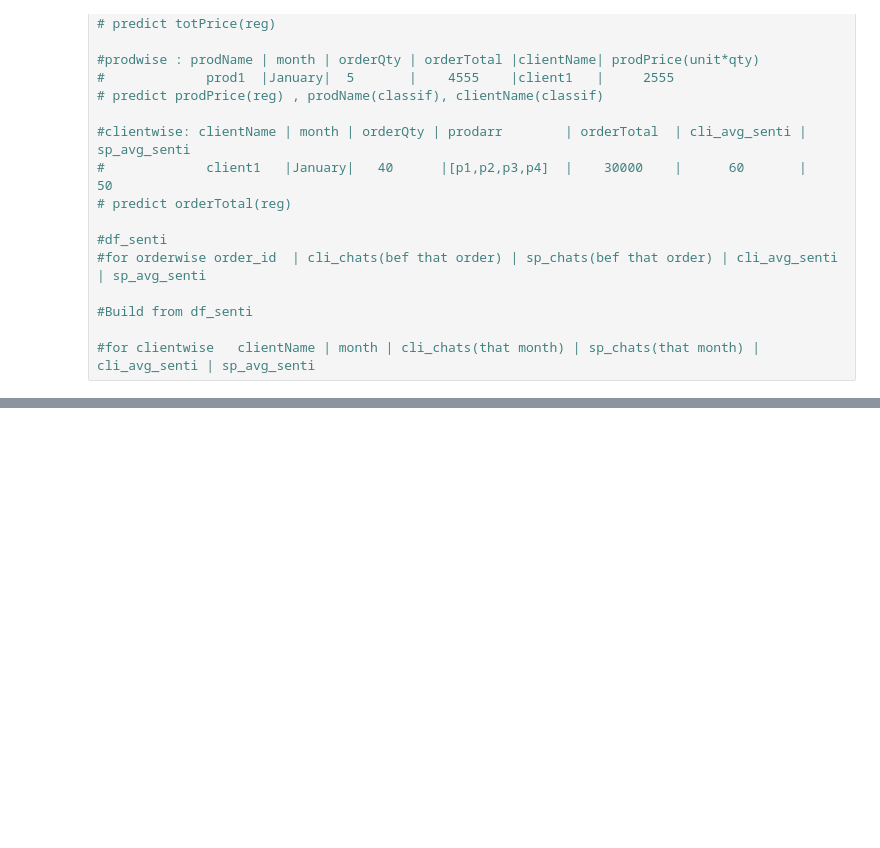
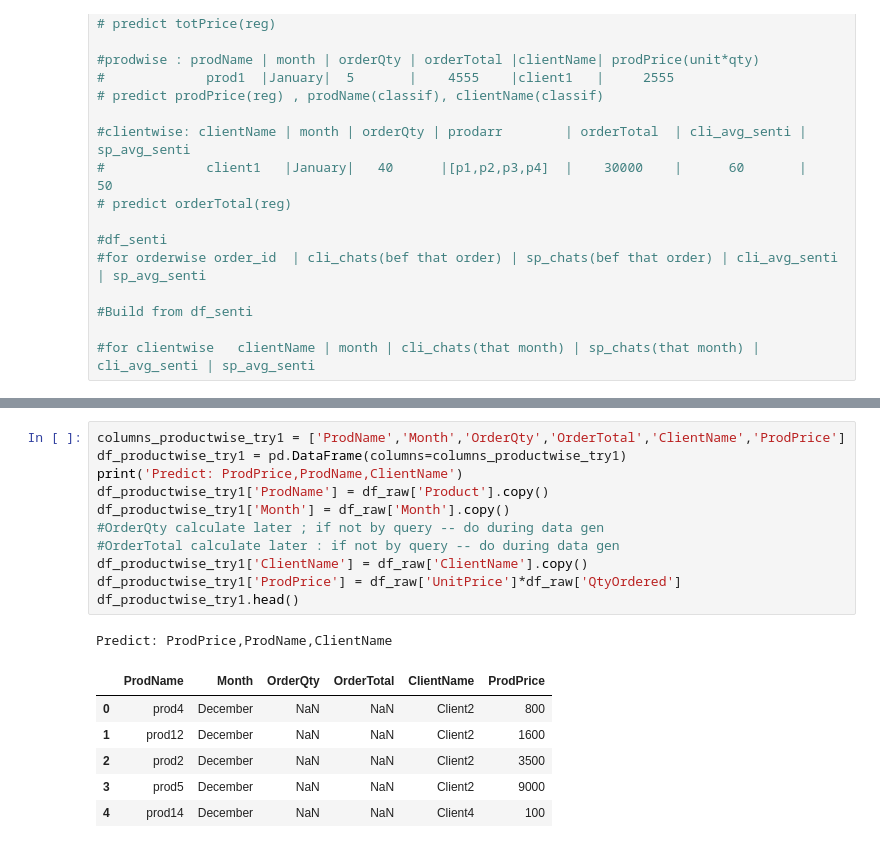
Before and after one commit to Learning2Code75/DLOM, a Jupyter notebook: ML/3_regClassif/sales_analysis_vid.ipynb, the cells around one changed output, grey strips where cells are left out. Drawn from its saved outputs; the diff is of its cells as text; blank space fills up the shorter version.

```diff
--- a/ML/3_regClassif/sales_analysis_vid.ipynb
+++ b/ML/3_regClassif/sales_analysis_vid.ipynb
@@ -106,0 +158,19 @@ CustID | CustName | Month | Location | Client Sentiments | Salesperson Sentiment
+# %%
+columns_productwise_try1 = ['ProdName','Month','OrderQty','OrderTotal','ClientName','ProdPrice']
+df_productwise_try1 = pd.DataFrame(columns=columns_productwise_try1)
+print('Predict: ProdPrice,ProdName,ClientName')
+df_productwise_try1['ProdName'] = df_raw['Product'].copy()
+df_productwise_try1['Month'] = df_raw['Month'].copy()
+#OrderQty calculate later ; if not by query -- do during data gen
+#OrderTotal calculate later : if not by query -- do during data gen
+df_productwise_try1['ClientName'] = df_raw['ClientName'].copy()
+df_productwise_try1['ProdPrice'] = df_raw['UnitPrice']*df_raw['QtyOrdered']
+df_productwise_try1.head()
+# %% [output]
+Predict: ProdPrice,ProdName,ClientName
+|  | ProdName | Month | OrderQty | OrderTotal | ClientName | ProdPrice |
+| 0 | prod4 | December | NaN | NaN | Client2 | 800 |
+| 1 | prod12 | December | NaN | NaN | Client2 | 1600 |
+| 2 | prod2 | December | NaN | NaN | Client2 | 3500 |
+| 3 | prod5 | December | NaN | NaN | Client2 | 9000 |
+| 4 | prod14 | December | NaN | NaN | Client4 | 100 |
```
Also changed, not shown: parts of 13 cells of this notebook, 3 other files.
